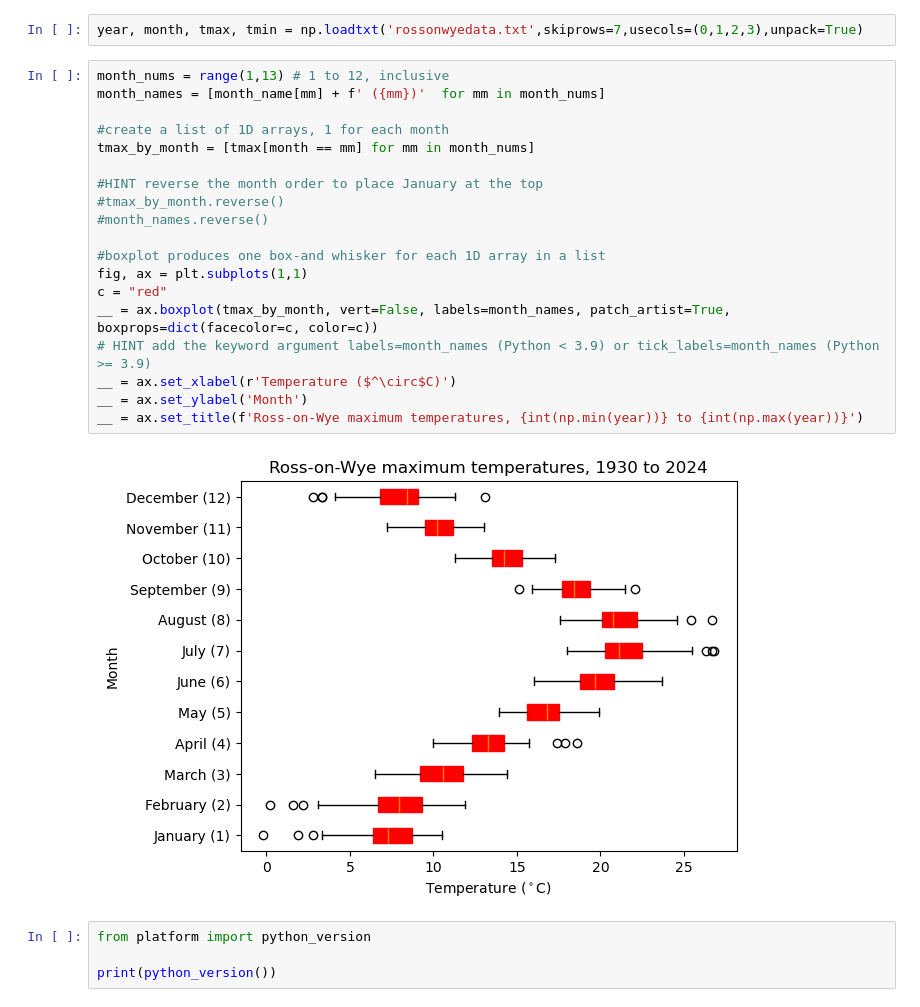
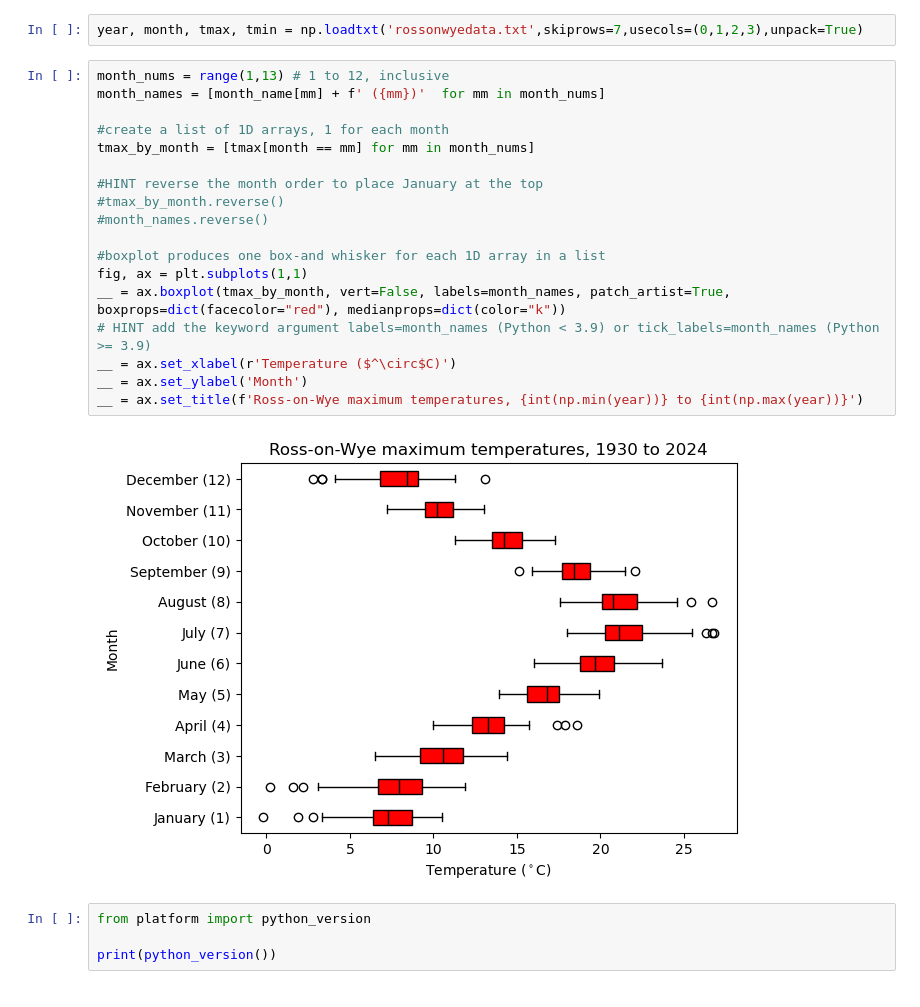
Before and after one commit to katier-ctrl/uob_geogm0054, a Jupyter notebook: my_notebook.ipynb, the cells around one changed output. Saved outputs shown, nothing was run; the diff lists cells and outputs as text.

Commit message:
Changed boxplot to red

```diff
--- a/my_notebook.ipynb
+++ b/my_notebook.ipynb
@@ -7,24 +7,23 @@ year, month, tmax, tmin = np.loadtxt('rossonwyedata.txt',skiprows=7,usecols=(0,1
 # %%
 month_nums = range(1,13) # 1 to 12, inclusive
 month_names = [month_name[mm] + f' ({mm})'  for mm in month_nums]
 
 #create a list of 1D arrays, 1 for each month
 tmax_by_month = [tmax[month == mm] for mm in month_nums]
 
 #HINT reverse the month order to place January at the top
 #tmax_by_month.reverse()
 #month_names.reverse()
 
 #boxplot produces one box-and whisker for each 1D array in a list
 fig, ax = plt.subplots(1,1)
-c = "red"
-__ = ax.boxplot(tmax_by_month, vert=False, labels=month_names, patch_artist=True, boxprops=dict(facecolor=c, color=c))
+__ = ax.boxplot(tmax_by_month, vert=False, labels=month_names, patch_artist=True, boxprops=dict(facecolor="red"), medianprops=dict(color="k"))
 # HINT add the keyword argument labels=month_names (Python < 3.9) or tick_labels=month_names (Python >= 3.9)
 __ = ax.set_xlabel(r'Temperature ($^\circ$C)')
 __ = ax.set_ylabel('Month')
 __ = ax.set_title(f'Ross-on-Wye maximum temperatures, {int(np.min(year))} to {int(np.max(year))}')
 # %% [output]
-[figure, old version]
+[figure, new version]
 # %%
 from platform import python_version
 
```
